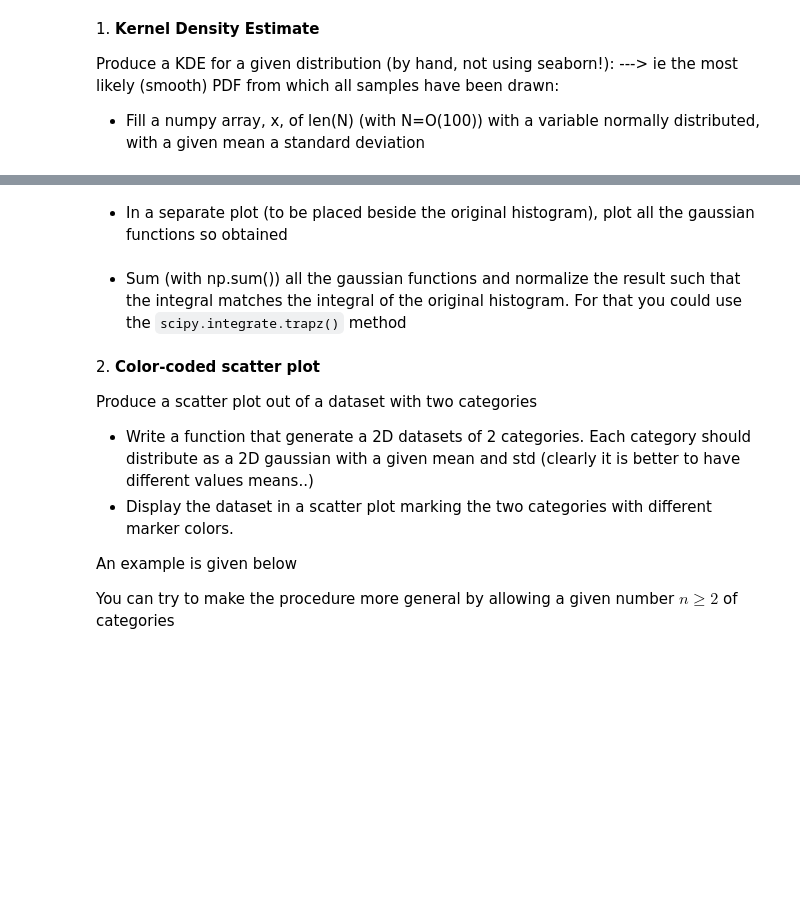
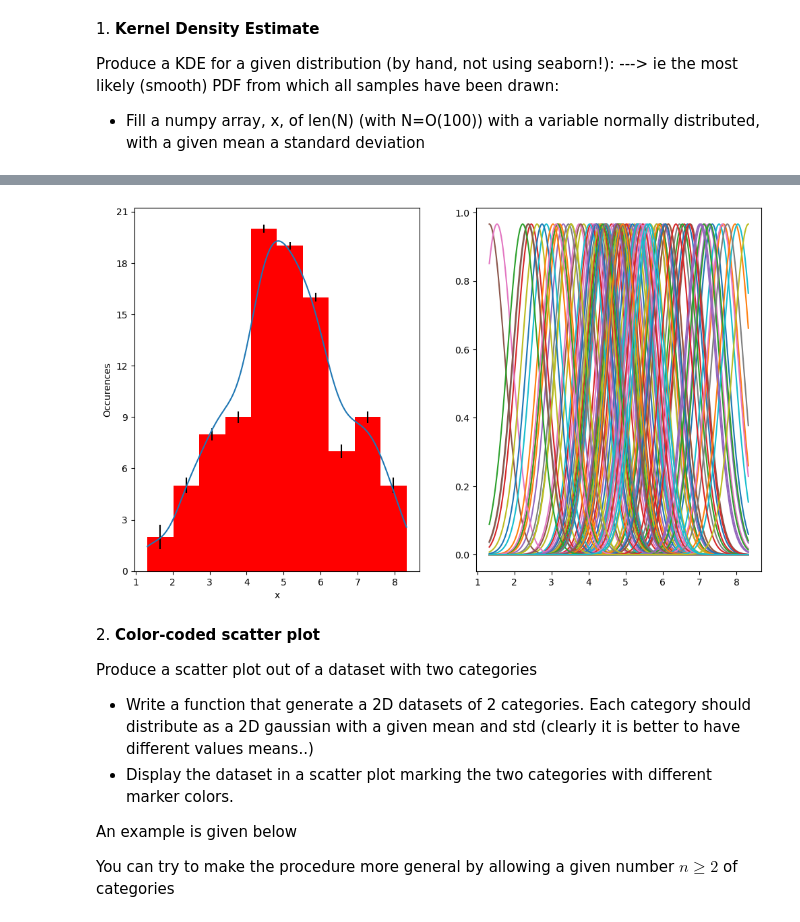
Before and after one commit to LiberoP/LaboratoryOfComputationalPhysics_Y8, a Jupyter notebook: 07ex_Visualization.ipynb, the cells around one changed output, grey strips where cells are left out. Saved outputs shown, nothing was run; the diff lists cells and outputs as text; code cells hidden in the pictures; blank space fills up the shorter version.

```diff
--- a/07ex_Visualization.ipynb
+++ b/07ex_Visualization.ipynb
@@ -7,3 +13,6 @@ Produce a KDE for a given distribution (by hand, not using seaborn!): ---> ie th
+# %%
+rng=np.random.default_rng()
+x=rng.normal(loc=5.,scale=1.5, size=100)
 # %% [markdown]
 * Fill an histogram in pyplot taking properly care about the aesthetic
    * use a meaningful number of bins
@@ -27,2 +29,0 @@ you can use the scipy function `stats.norm()` for that.
-# %% [markdown]
-* In a separate plot (to be placed beside the original histogram), plot all the gaussian functions so obtained
@@ -31,2 +29,0 @@ you can use the scipy function `stats.norm()` for that.
-# %% [markdown]
-* Sum (with np.sum()) all the gaussian functions and normalize the result such that the integral matches the integral of the original histogram. For that you could use the `scipy.integrate.trapz()` method
@@ -36,3 +30,42 @@ you can use the scipy function `stats.norm()` for that.
+# %%
+# 1- larger after 2?
+N_bins=10
+bin_width=(x.max()-x.min())/N_bins
+y, bin_edges = np.histogram(x,bins=N_bins) # ---> NB have to use numpy bc yerr depends on bin content
+#print(bin_edges)
+#print(y)
+# 2-
+fig, (ax1, ax2) = plt.subplots(nrows=1, ncols=2, figsize=(12,7))
+ax1.set_ylabel("Occurences")
+ax1.set_xlabel("x")
+# 3-
+ax1.yaxis.set_major_locator(plt.MaxNLocator(integer=True)) # ---> NB this (was there easier way?)
+# 4-
+bin_centers = 0.5*(bin_edges[1:]+bin_edges[:-1]) # ---> average
+#print(bin_centers)
+poisson_unc = 1/np.sqrt(y)
+ax1.bar(bin_centers, y, width=bin_width, color='r', yerr=poisson_unc) # ---> NB this (easier way?)
+
+default_sigma=1.06*x.std()*x.size**(-0.2)
+N_steps=1000
+lin=np.linspace(x.min(), x.max(), N_steps)
+g_sum=np.zeros(N_steps)
+for xi in x:
+    gaussian_object=sp.stats.norm(loc=xi, scale=default_sigma**2) # ---> check if scale is really squared?
+    gaussian_pdf=gaussian_object.pdf(lin)
+    ax2.plot(lin, gaussian_pdf)
+    g_sum=g_sum + gaussian_pdf # ---> should be with np.sum() as assigned?
+x_separation=(x.max()-x.min())/N_steps
+total_pdf_area=sp.integrate.trapezoid(g_sum,dx=x_separation)
+total_histo_area=np.sum(bin_width*y)
+norm_const=total_histo_area/total_pdf_area
+#print(total_histo_area,total_pdf_area)
+ax1.plot(lin, norm_const*g_sum)
+plt.show()
+# ---> TODO: fix divide by zero warning in sqrt(y), add legend ?
+# ---> how to avoid "overfitting"?
+# %% [output]
+[figure, added]
 # %% [markdown]
 2\. **Color-coded scatter plot**
 
```
Also changed, not shown: parts of 22 cells of this notebook, 5 other files.
